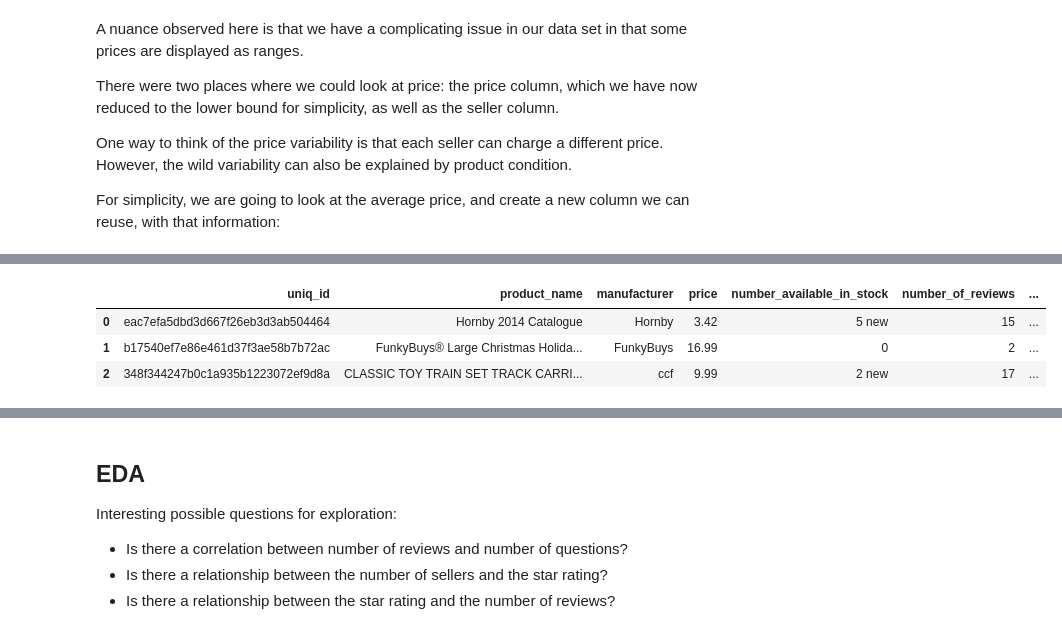
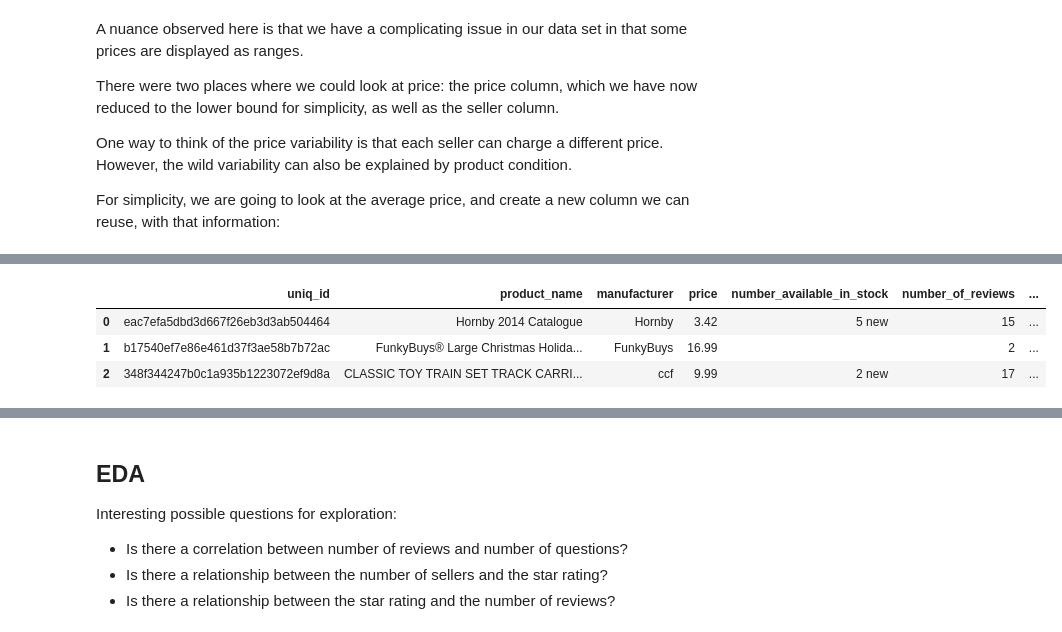
Before and after one commit to cotica/capstone, a Jupyter notebook: code/Amazon-product-catalog-cleaning-EDA.ipynb, the cells around one changed output, grey strips where cells are left out. Saved outputs shown, nothing was run; the diff lists cells and outputs as text; code cells hidden in the pictures.

```diff
--- a/code/Amazon-product-catalog-cleaning-EDA.ipynb
+++ b/code/Amazon-product-catalog-cleaning-EDA.ipynb
@@ -250,5 +268,16 @@ ecom.dropna(
 #fill price with average of column
 ecom['price'] = ecom['price'].fillna(
     ecom['price'].mean())
+
+ecom['median_sale_price'] = ecom['median_sale_price'].fillna(
+    ecom['median_sale_price'].mean())
-# %%
-ecom['customer_reviews'] = ecom['customer_reviews'].fillna('')
+# %%
+#fill blank ratings with mean
+ecom['average_review_rating'] = ecom['average_review_rating'].fillna(
+    ecom['average_review_rating'].mean())
+
+#ecom.dropna(
+#    subset=['average_review_rating'], inplace=True)
+
+#check ratings data now
+ecom['average_review_rating'].value_counts()
@@ -255,9 +303,13 @@ ecom['customer_reviews'] = ecom['customer_reviews'].fillna('')
+# %%
+#fill remaining empty num cols w/ 0's:
+ecom['number_of_answered_questions'] = ecom[
+    'number_of_answered_questions'].fillna(0)
 # %%
-#fill in NaN's with 0's for everything else num; impute diff. for remaining text -- ""
-ecom = ecom.fillna(0)
+#fill in NaN's with '' for everything else non-num;
+ecom = ecom.fillna('')
 ecom.head(3)
 # %% [output]
 |  | uniq_id | product_name | manufacturer | price | number_available_in_stock | number_of_reviews | ... |
 | 0 | eac7efa5dbd3d667f26eb3d3ab504464 | Hornby 2014 Catalogue | Hornby | 3.42 | 5 new | 15 | ... |
-| 1 | b17540ef7e86e461d37f3ae58b7b72ac | FunkyBuys® Large Christmas Holida... | FunkyBuys | 16.99 | 0 | 2 | ... |
+| 1 | b17540ef7e86e461d37f3ae58b7b72ac | FunkyBuys® Large Christmas Holida... | FunkyBuys | 16.99 |  | 2 | ... |
 | 2 | 348f344247b0c1a935b1223072ef9d8a | CLASSIC TOY TRAIN SET TRACK CARRI... | ccf | 9.99 | 2 new | 17 | ... |
```
Also changed, not shown: parts of 42 cells of this notebook.
